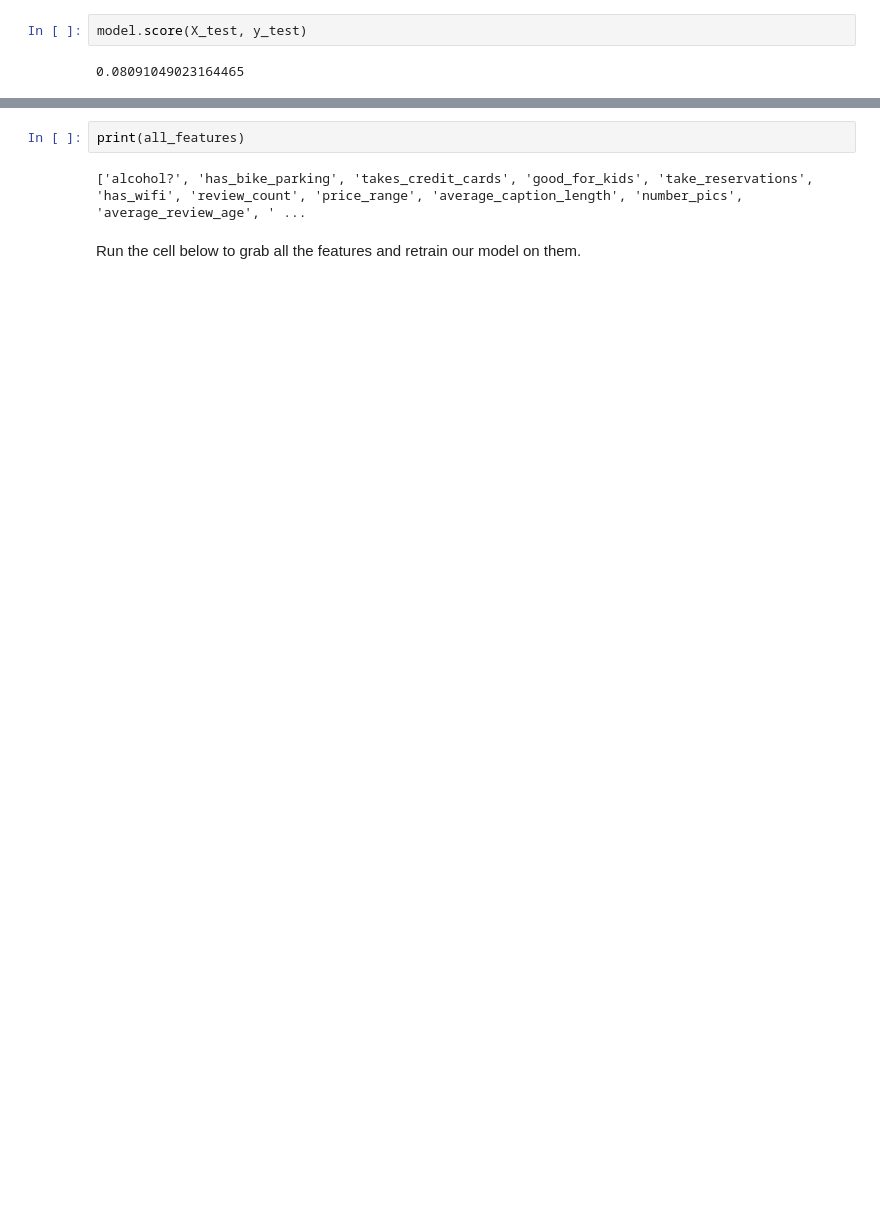
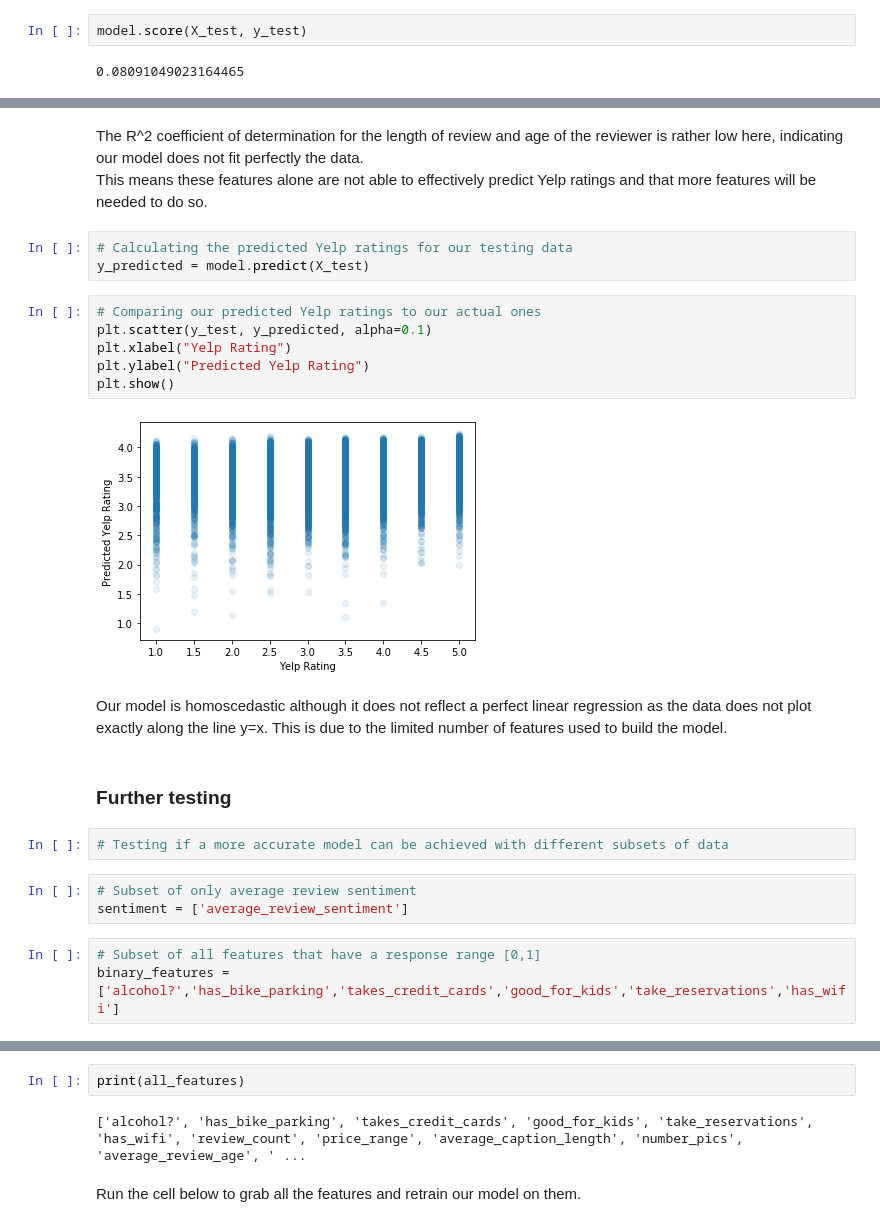
Before and after one commit to AlbaneCM/Data_Science, a Jupyter notebook: 4_yelp_regression.ipynb, the cells around one changed output, grey strips where cells are left out. Cells and saved outputs as stored; diff of their text form; blank space fills up the shorter version.

```diff
--- a/4_yelp_regression.ipynb
+++ b/4_yelp_regression.ipynb
@@ -497,0 +304,26 @@ Our best model was the model using all features, so we'll work with this model a
+# %% [markdown]
+The R^2 coefficient of determination for the length of review and age of the reviewer is rather low here, indicating our model does not fit perfectly the data. <br> This means these features alone are not able to effectively predict Yelp ratings and that more features will be needed to do so.
+# %%
+# Calculating the predicted Yelp ratings for our testing data
+y_predicted = model.predict(X_test)
+# %%
+# Comparing our predicted Yelp ratings to our actual ones
+plt.scatter(y_test, y_predicted, alpha=0.1)
+plt.xlabel("Yelp Rating")
+plt.ylabel("Predicted Yelp Rating")
+plt.show()
+# %% [output]
+[figure, added]
+# %% [markdown]
+Our model is homoscedastic although it does not reflect a perfect linear regression as the data does not plot exactly along the line y=x.
+This is due to the limited number of features used to build the model.
+# %% [markdown]
+### Further testing
+# %%
+# Testing if a more accurate model can be achieved with different subsets of data
+# %%
+# Subset of only average review sentiment
+sentiment = ['average_review_sentiment']
+# %%
+# Subset of all features that have a response range [0,1]
+binary_features = ['alcohol?','has_bike_parking','takes_credit_cards','good_for_kids','take_reservations','has_wifi']
```
Also changed, not shown: parts of 121 cells of this notebook.
